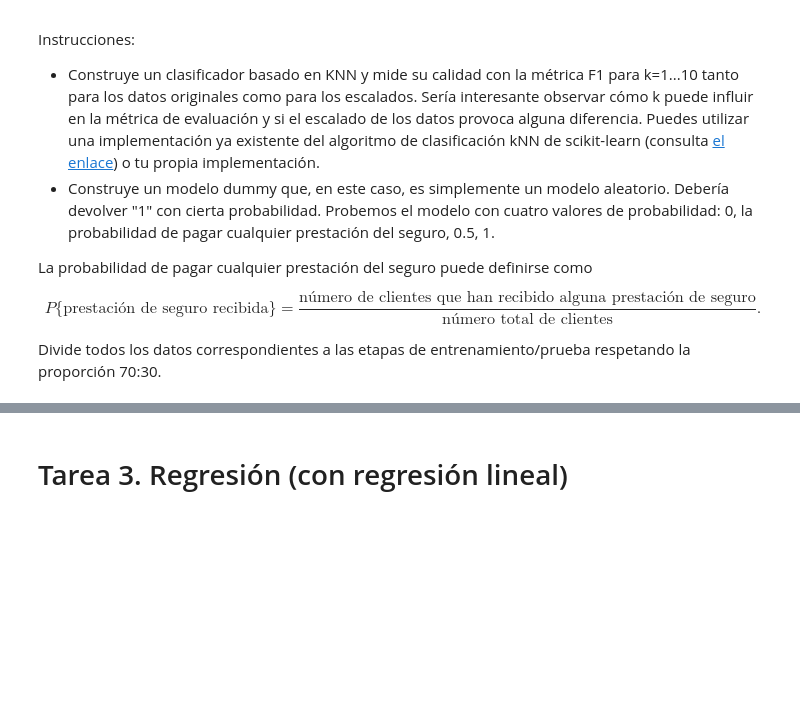
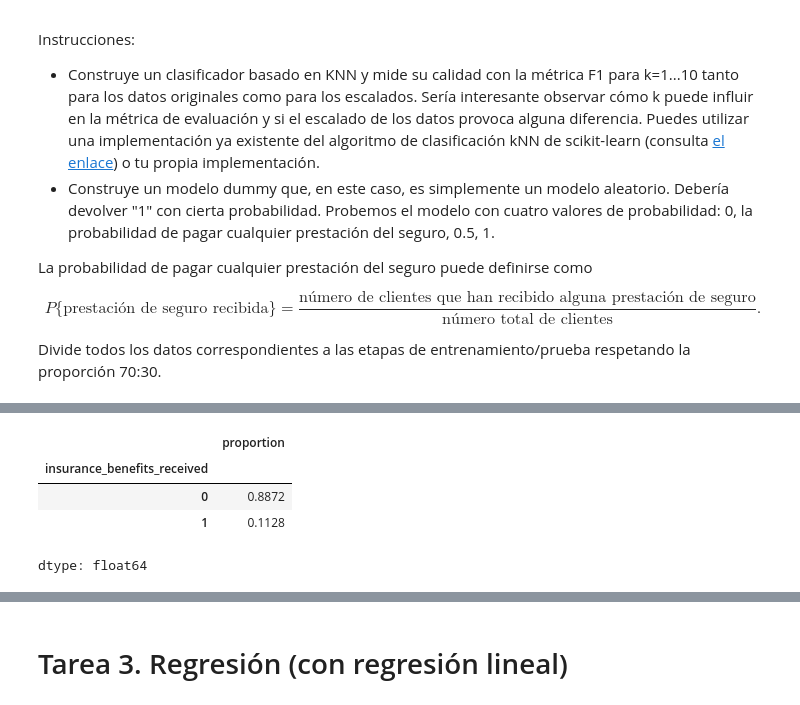
Before and after one commit to Davichobacter/data_science_tt, a Jupyter notebook: Sprint_14/notebook.ipynb, the cells around one changed output, grey strips where cells are left out. Saved outputs shown, nothing was run; the diff lists cells and outputs as text; code cells hidden in the pictures; blank space fills up the shorter version.

```diff
--- a/Sprint_14/notebook.ipynb
+++ b/Sprint_14/notebook.ipynb
@@ -356,0 +364,8 @@ df['insurance_benefits_received'] = #<tu código aquí>
+# %%
+df['insurance_benefits_received'].value_counts(normalize=True)
+# %% [output]
+|  | proportion |
+| insurance_benefits_received |  |
+| 0 | 0.8872 |
+| 1 | 0.1128 |
+dtype: float64
```
Also changed, not shown: parts of 11 cells of this notebook.
